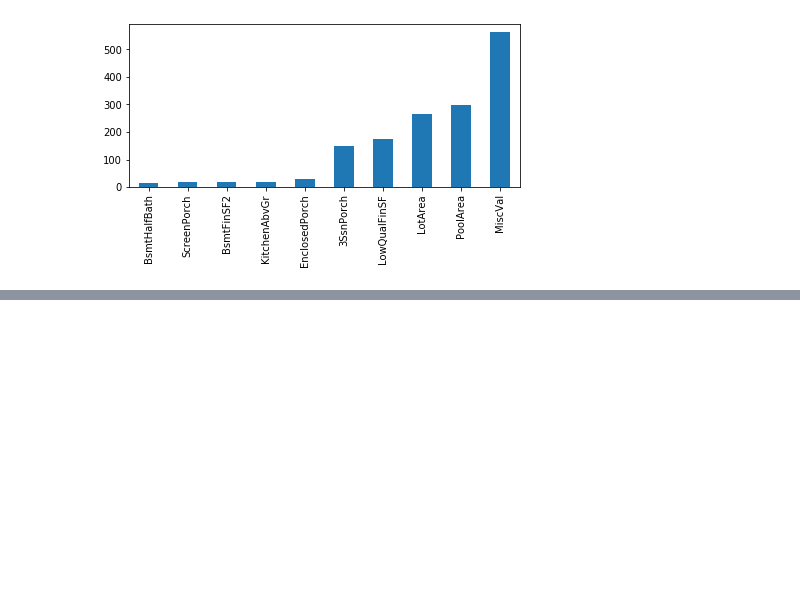
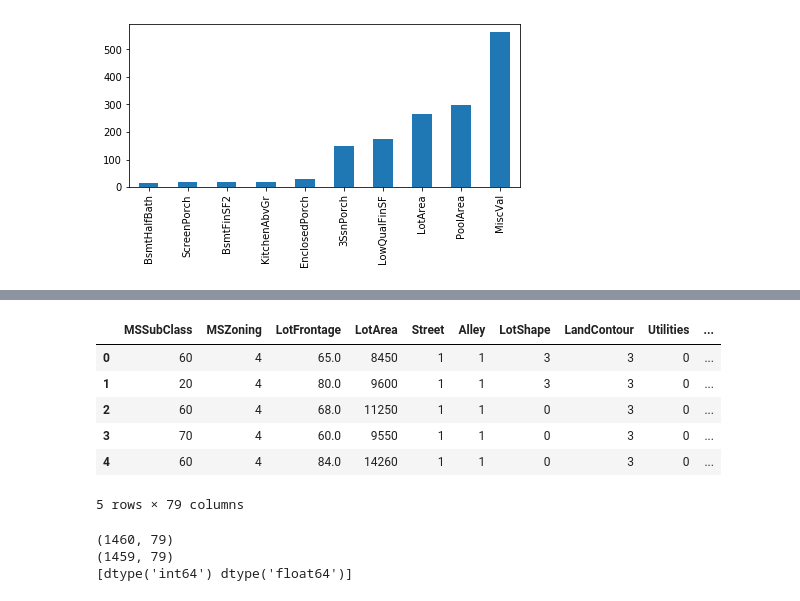
Before and after one commit to yashimaas/study, a Jupyter notebook: yashima/pracitce/GettingStart/HousePrices/new/sample.ipynb, the cells around one changed output, grey strips where cells are left out. Saved outputs shown, nothing was run; the diff lists cells and outputs as text; code cells hidden in the pictures; blank space fills up the shorter version.

```diff
--- a/yashima/pracitce/GettingStart/HousePrices/new/sample.ipynb
+++ b/yashima/pracitce/GettingStart/HousePrices/new/sample.ipynb
@@ -62,0 +109,22 @@ prc.Kurts(top=10,bar=True,plot=False,get_return=False)
+# %%
+# x_train_encoded, x_test_encoded, _ = prc.encode(
+#     method_enc='label', inplace=False, get_return=True)
+prc.encode(method_enc='label', inplace=True, get_return=False)
+# %%
+prc.x_train.head()
+# %% [output]
+|  | MSSubClass | MSZoning | LotFrontage | LotArea | Street | Alley | LotShape | LandContour | Utilities | ... |
+| 0 | 60 | 4 | 65.0 | 8450 | 1 | 1 | 3 | 3 | 0 | ... |
+| 1 | 20 | 4 | 80.0 | 9600 | 1 | 1 | 3 | 3 | 0 | ... |
+| 2 | 60 | 4 | 68.0 | 11250 | 1 | 1 | 0 | 3 | 0 | ... |
+| 3 | 70 | 4 | 60.0 | 9550 | 1 | 1 | 0 | 3 | 0 | ... |
+| 4 | 60 | 4 | 84.0 | 14260 | 1 | 1 | 0 | 3 | 0 | ... |
+5 rows × 79 columns
+# %%
+print(prc.x_train.shape)
+print(prc.x_test.shape)
+print(prc.x_all.dtypes.unique())
+# %% [output]
+(1460, 79)
+(1459, 79)
+[dtype('int64') dtype('float64')]
```
Also changed, not shown: parts of 10 cells of this notebook, 1 other file.
